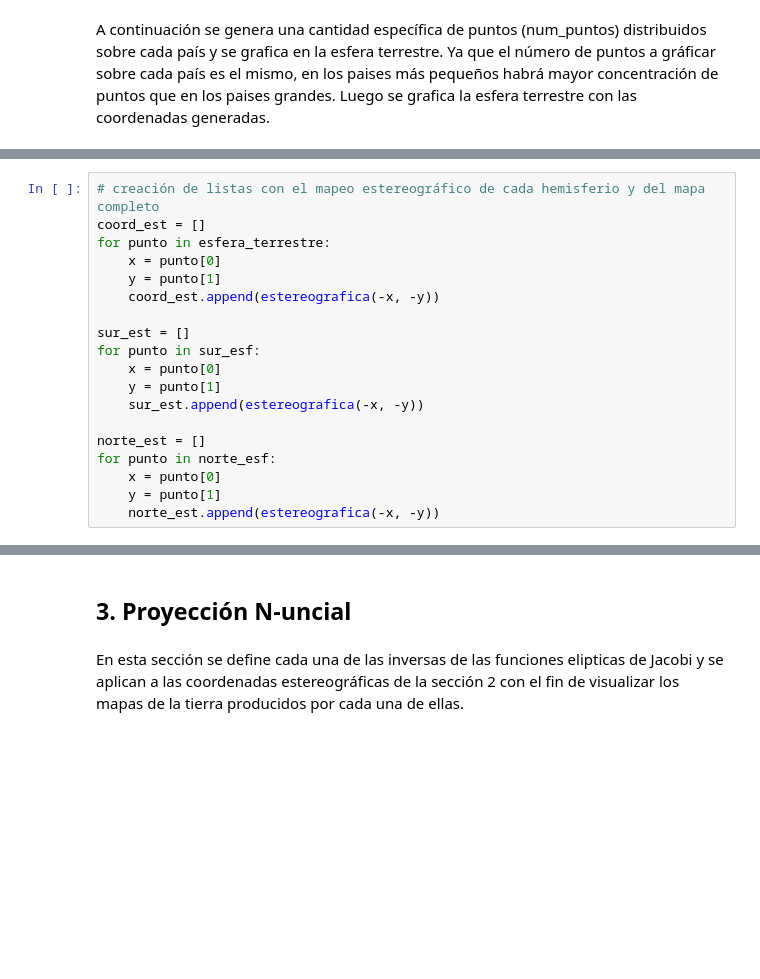
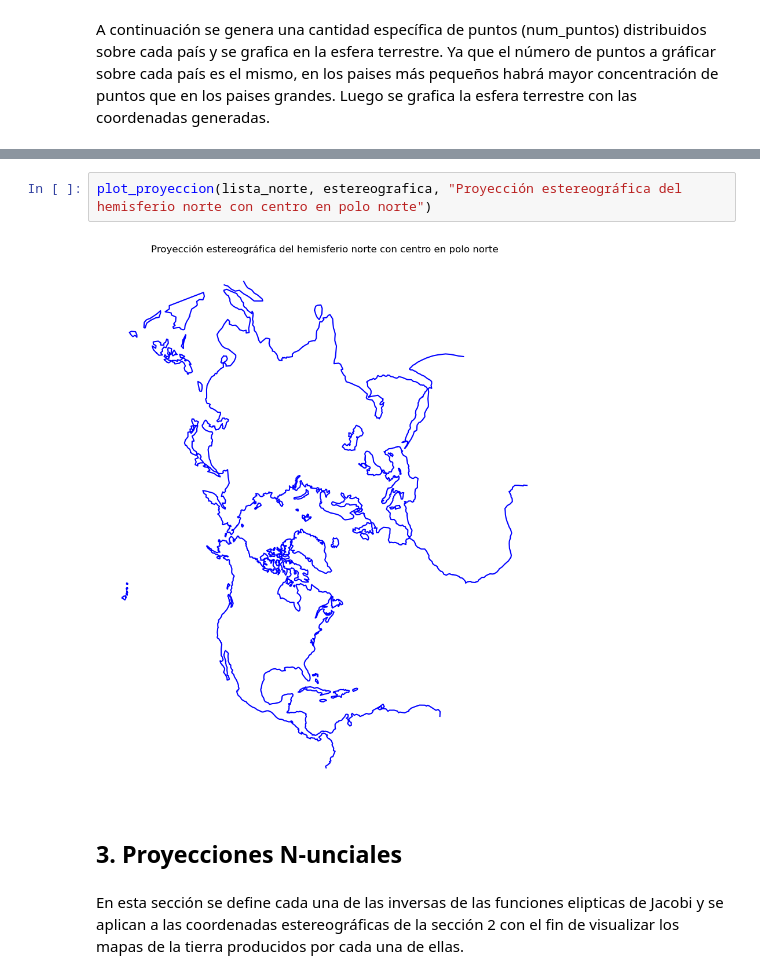
Before and after one commit to gaarboledag/N-uncial-Projection-Numeric-Implementation, a Jupyter notebook: N-uncial Proyection - Python Implementation.ipynb, the cells around one changed output, grey strips where cells are left out. Saved outputs shown, nothing was run; the diff lists cells and outputs as text; blank space fills up the shorter version.

```diff
--- a/N-uncial Proyection - Python Implementation.ipynb
+++ b/N-uncial Proyection - Python Implementation.ipynb
@@ -34,19 +103,0 @@ En esta sección se transforman las coordenadas antes generadas mediante la proy
-# %%
-# creación de listas con el mapeo estereográfico de cada hemisferio y del mapa completo
-coord_est = []
-for punto in esfera_terrestre:
-    x = punto[0]
-    y = punto[1]
-    coord_est.append(estereografica(-x, -y))
-
-sur_est = []
-for punto in sur_esf:
-    x = punto[0]
-    y = punto[1]
-    sur_est.append(estereografica(-x, -y))
-
-norte_est = []
-for punto in norte_esf:
-    x = punto[0]
-    y = punto[1]
-    norte_est.append(estereografica(-x, -y))
@@ -57,5 +149,9 @@ plot_estereografica(coord_est) #función que grafica la proyección estereográf
+# %%
+plot_proyeccion(lista_norte, estereografica, "Proyección estereográfica del hemisferio norte con centro en polo norte")
+# %% [output]
+[figure, added]
 # %% [markdown]
-## 3. Proyección N-uncial
+## 3. Proyecciones N-unciales
 # %% [markdown]
 En esta sección se define cada una de las inversas de las funciones elipticas de Jacobi y se aplican a las coordenadas estereográficas de la sección 2 con el fin de visualizar los mapas de la tierra producidos por cada una de ellas.
 # %% [markdown]
```
Also changed, not shown: parts of 16 cells of this notebook, 1 other file.
